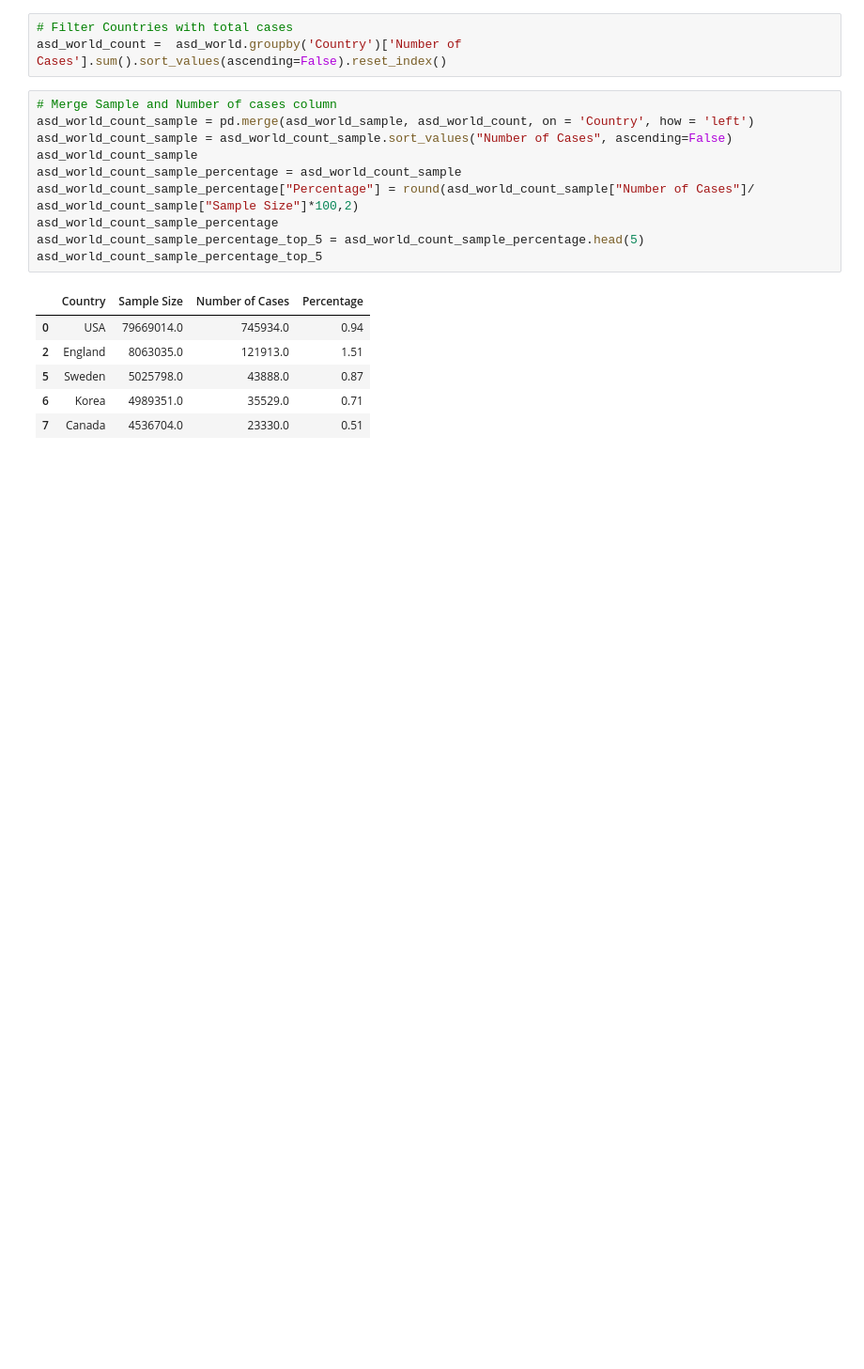
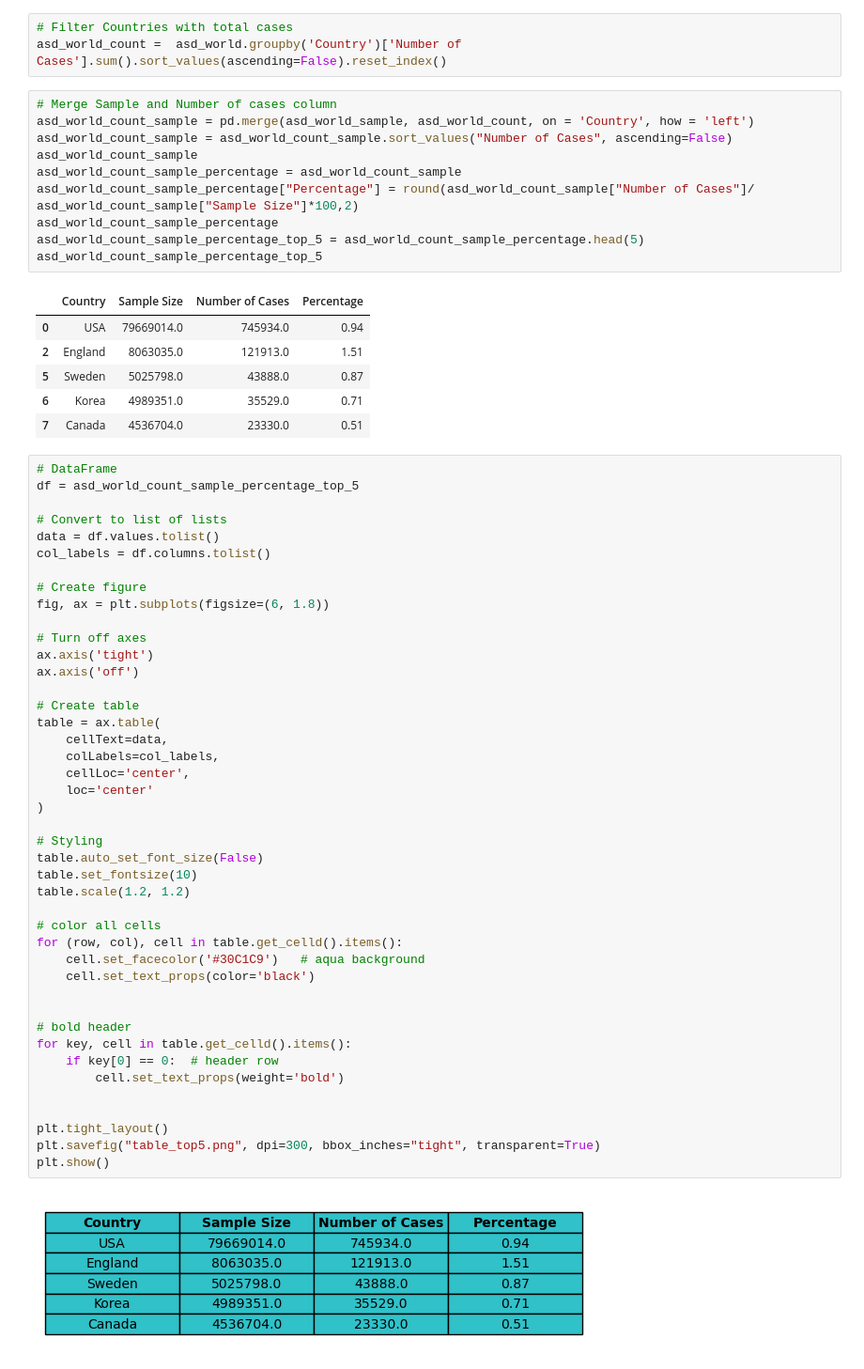
Before and after one commit to janvimehendale/capstone, a Jupyter notebook: notebooks/autism_prevalence_world.ipynb, the cells around one changed output. Shown at 94% size. Saved outputs shown, nothing was run; the diff lists cells and outputs as text; blank space fills up the shorter version.

```diff
--- a/notebooks/autism_prevalence_world.ipynb
+++ b/notebooks/autism_prevalence_world.ipynb
@@ -65,6 +73,51 @@ asd_world_count_sample_percentage_top_5
 | 5 | Sweden | 5025798.0 | 43888.0 | 0.87 |
 | 6 | Korea | 4989351.0 | 35529.0 | 0.71 |
 | 7 | Canada | 4536704.0 | 23330.0 | 0.51 |
+# %%
+# DataFrame
+df = asd_world_count_sample_percentage_top_5
+
+# Convert to list of lists
+data = df.values.tolist()
+col_labels = df.columns.tolist()
+
+# Create figure
+fig, ax = plt.subplots(figsize=(6, 1.8))
+
+# Turn off axes
+ax.axis('tight')
+ax.axis('off')
+
+# Create table
+table = ax.table(
+    cellText=data,
+    colLabels=col_labels,
+    cellLoc='center',
+    loc='center'
+)
+
+# Styling
+table.auto_set_font_size(False)
+table.set_fontsize(10)
+table.scale(1.2, 1.2)
+
+# color all cells
+for (row, col), cell in table.get_celld().items():
+    cell.set_facecolor('#30C1C9')   # aqua background
+    cell.set_text_props(color='black')
+
+
+# bold header
+for key, cell in table.get_celld().items():
+    if key[0] == 0:  # header row
+        cell.set_text_props(weight='bold')
+
+
+plt.tight_layout()
+plt.savefig("table_top5.png", dpi=300, bbox_inches="tight", transparent=True)
+plt.show()
+# %% [output]
+[figure, added]
 # %%
 # Create bar chart
 plt.figure(figsize=(10, 6), facecolor="black")
```
Also changed, not shown: parts of 9 cells of this notebook, 9 other files.
